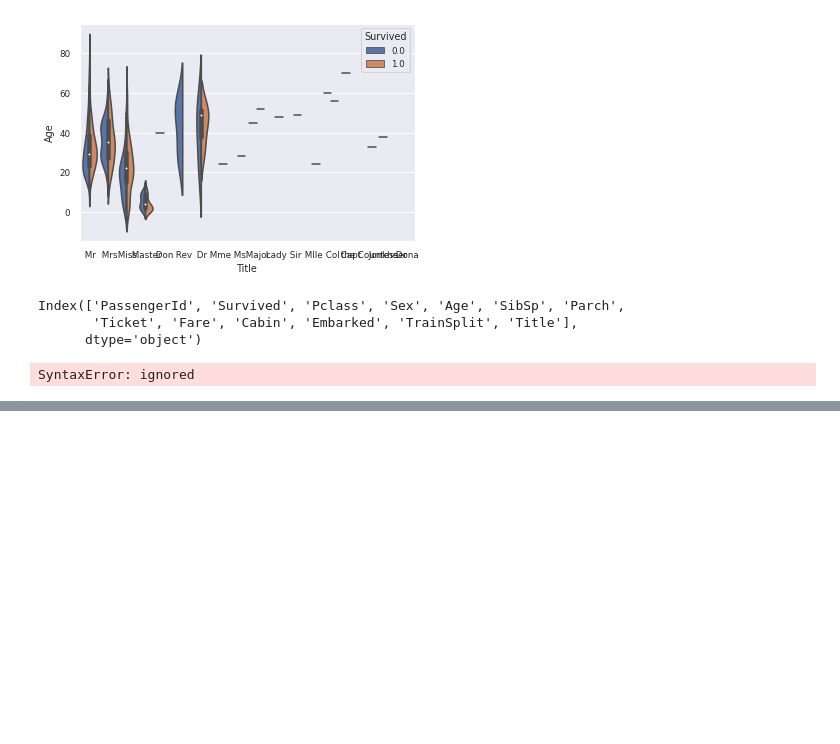
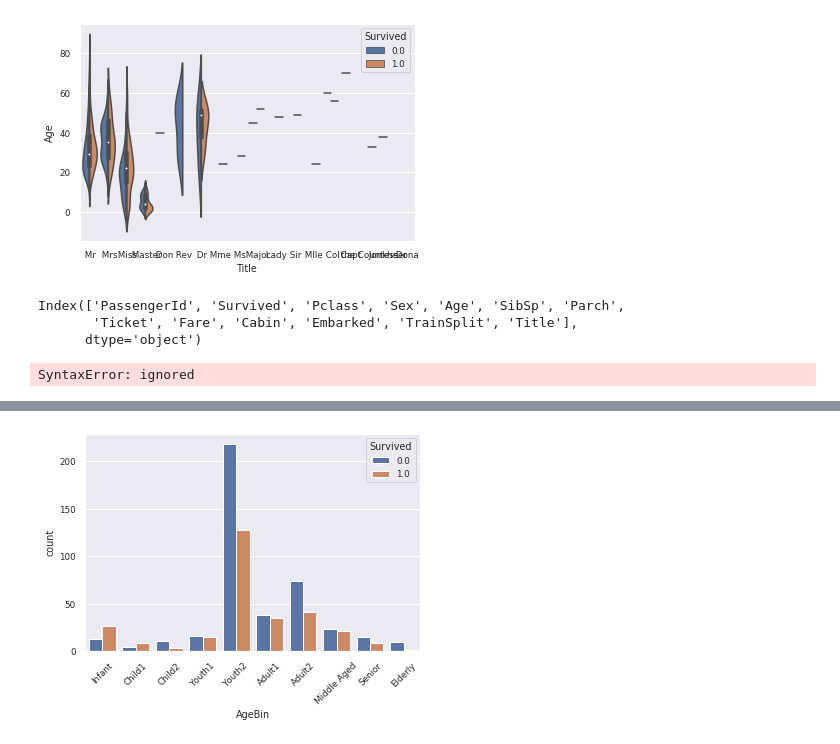
Before and after one commit to daaanum/daaan, a Jupyter notebook: 머신러닝_응용0.ipynb, the cells around one changed output, grey strips where cells are left out. Cells and saved outputs as stored; diff of their text form; code cells hidden in the pictures; blank space fills up the shorter version.

```diff
--- a/머신러닝_응용0.ipynb
+++ b/머신러닝_응용0.ipynb
@@ -320,0 +329,10 @@ SyntaxError: ignored
+# %%
+bins = [0,4,8,12,16,32,36,48,56,64,100]
+labels = ['Infant','Child1','Child2','Youth1','Youth2','Adult1','Adult2','Middle Aged','Senior','Elderly']
+data['AgeBin'] = pd.cut(data['Age'],bins=bins, labels=labels)
+
+sns.countplot(x='AgeBin', hue='Survived', data=data[data['TrainSplit']=='Train'])
+plt.xticks(rotation=45)
+plt.show()
+# %% [output]
+[figure, added]
```
Also changed, not shown: parts of 34 cells of this notebook.
